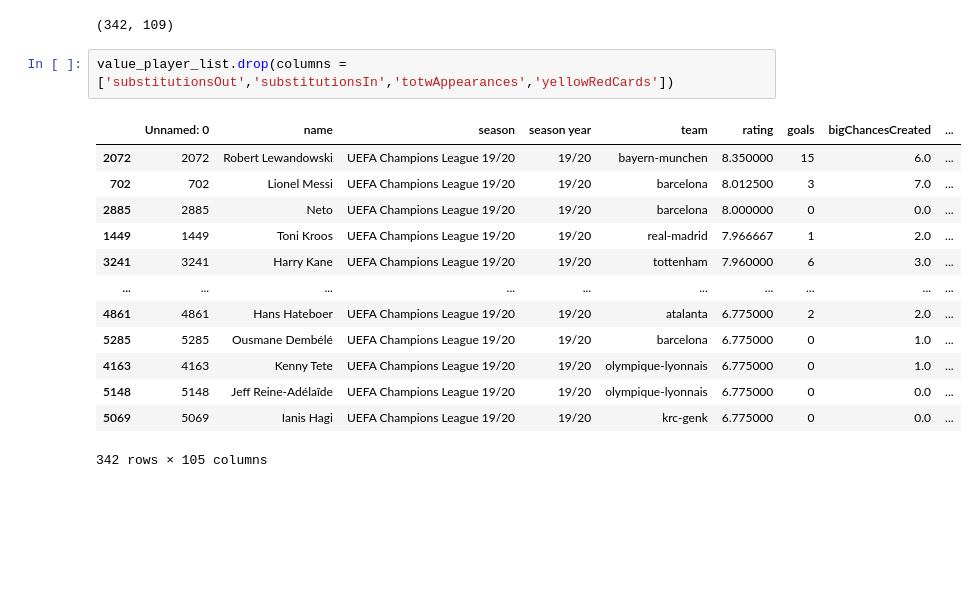
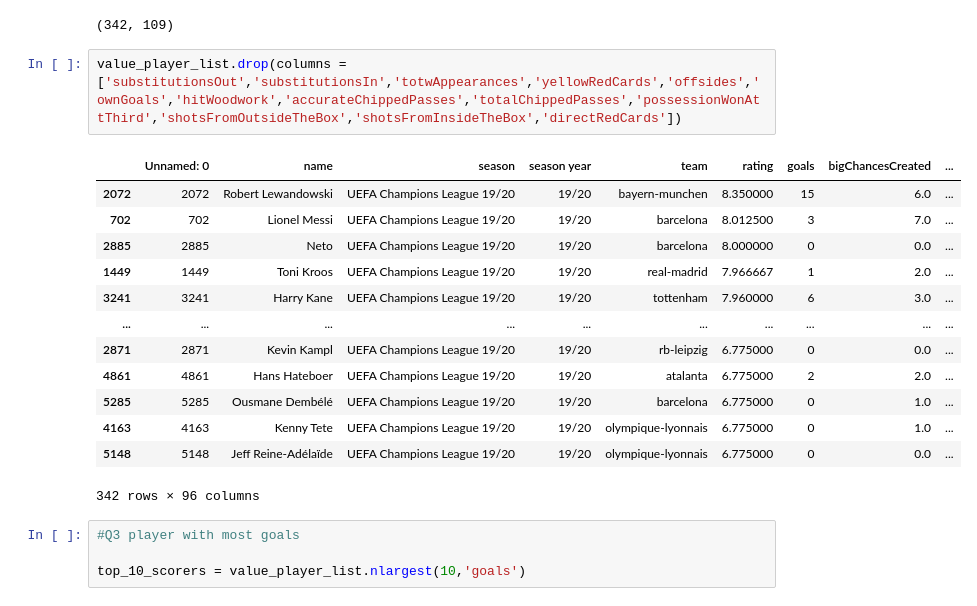
Before and after one commit to ZaidSultan10/champions-league-winner-prediction, a Jupyter notebook: UEFA_Champions_League_Winner_Prediction-checkpoint.ipynb, the cells around one changed output. Cells and saved outputs as stored; diff of their text form; blank space fills up the shorter version.

```diff
--- a/UEFA_Champions_League_Winner_Prediction-checkpoint.ipynb
+++ b/UEFA_Champions_League_Winner_Prediction-checkpoint.ipynb
@@ -204,18 +204,22 @@ value_player_list.shape
 # %% [output]
 (342, 109)
 # %%
-value_player_list.drop(columns =['substitutionsOut','substitutionsIn','totwAppearances','yellowRedCards'])
+value_player_list.drop(columns =['substitutionsOut','substitutionsIn','totwAppearances','yellowRedCards','offsides','ownGoals','hitWoodwork','accurateChippedPasses','totalChippedPasses','possessionWonAttThird','shotsFromOutsideTheBox','shotsFromInsideTheBox','directRedCards'])
 # %% [output]
 |  | Unnamed: 0 | name | season | season year | team | rating | goals | bigChancesCreated | ... |
 | 2072 | 2072 | Robert Lewandowski | UEFA Champions League 19/20 | 19/20 | bayern-munchen | 8.350000 | 15 | 6.0 | ... |
 | 702 | 702 | Lionel Messi | UEFA Champions League 19/20 | 19/20 | barcelona | 8.012500 | 3 | 7.0 | ... |
 | 2885 | 2885 | Neto | UEFA Champions League 19/20 | 19/20 | barcelona | 8.000000 | 0 | 0.0 | ... |
 | 1449 | 1449 | Toni Kroos | UEFA Champions League 19/20 | 19/20 | real-madrid | 7.966667 | 1 | 2.0 | ... |
 | 3241 | 3241 | Harry Kane | UEFA Champions League 19/20 | 19/20 | tottenham | 7.960000 | 6 | 3.0 | ... |
 | ... | ... | ... | ... | ... | ... | ... | ... | ... | ... |
+| 2871 | 2871 | Kevin Kampl | UEFA Champions League 19/20 | 19/20 | rb-leipzig | 6.775000 | 0 | 0.0 | ... |
 | 4861 | 4861 | Hans Hateboer | UEFA Champions League 19/20 | 19/20 | atalanta | 6.775000 | 2 | 2.0 | ... |
 | 5285 | 5285 | Ousmane Dembélé | UEFA Champions League 19/20 | 19/20 | barcelona | 6.775000 | 0 | 1.0 | ... |
 | 4163 | 4163 | Kenny Tete | UEFA Champions League 19/20 | 19/20 | olympique-lyonnais | 6.775000 | 0 | 1.0 | ... |
 | 5148 | 5148 | Jeff Reine-Adélaïde | UEFA Champions League 19/20 | 19/20 | olympique-lyonnais | 6.775000 | 0 | 0.0 | ... |
-| 5069 | 5069 | Ianis Hagi | UEFA Champions League 19/20 | 19/20 | krc-genk | 6.775000 | 0 | 0.0 | ... |
-342 rows × 105 columns
+342 rows × 96 columns
+# %%
+#Q3 player with most goals
+
+top_10_scorers = value_player_list.nlargest(10,'goals')
```
Also changed, not shown: parts of 3 cells of this notebook.
